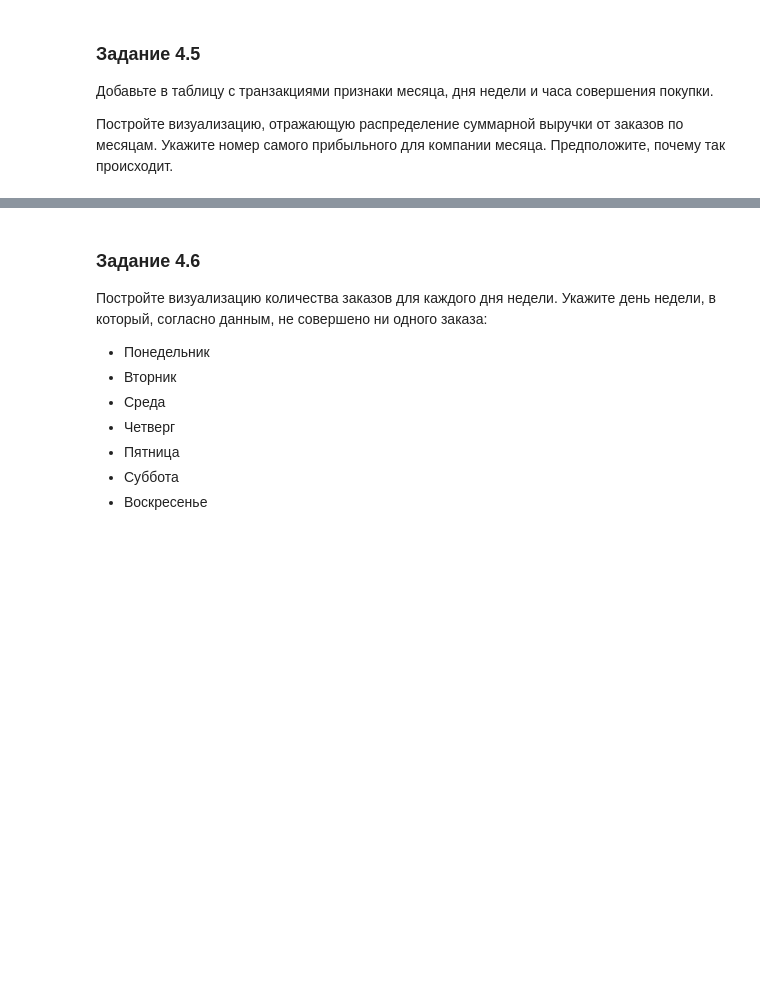
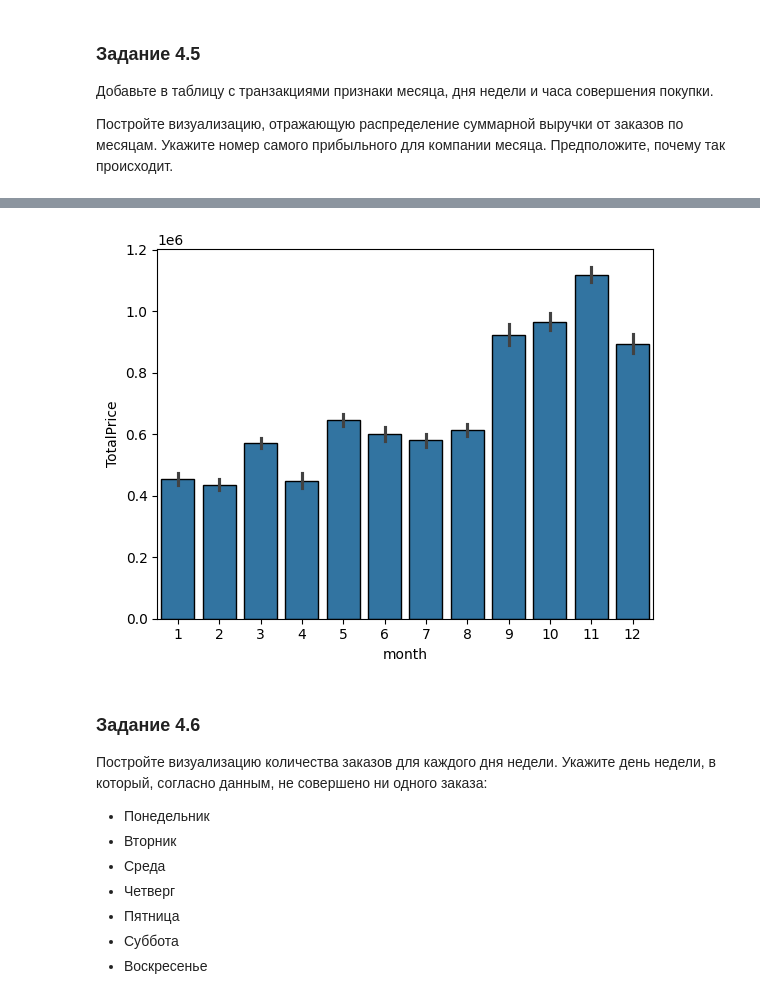
Before and after one commit to Ar1sha/sf, a Jupyter notebook: project_6/Project-6.Сегментирование клиентов онлайн-магазина подарков.ipynb, the cells around one changed output, grey strips where cells are left out. Drawn from its saved outputs; the diff is of its cells as text; code cells hidden in the pictures; blank space fills up the shorter version.

```diff
--- a/project_6/Project-6.Сегментирование клиентов онлайн-магазина подарков.ipynb
+++ b/project_6/Project-6.Сегментирование клиентов онлайн-магазина подарков.ipynb
@@ -425,3 +552,8 @@ quantity_canceled = get_quantity_canceled(data)
+# %%
+sns.barplot(data, x='month',y='TotalPrice', estimator='sum')
+plt.show()
+# %% [output]
+[figure, added]
 # %% [markdown]
 ### Задание 4.6
 Постройте визуализацию количества заказов для каждого дня недели. Укажите день недели, в который, согласно данным, не совершено ни одного заказа:
```
Also changed, not shown: parts of 16 cells of this notebook.
